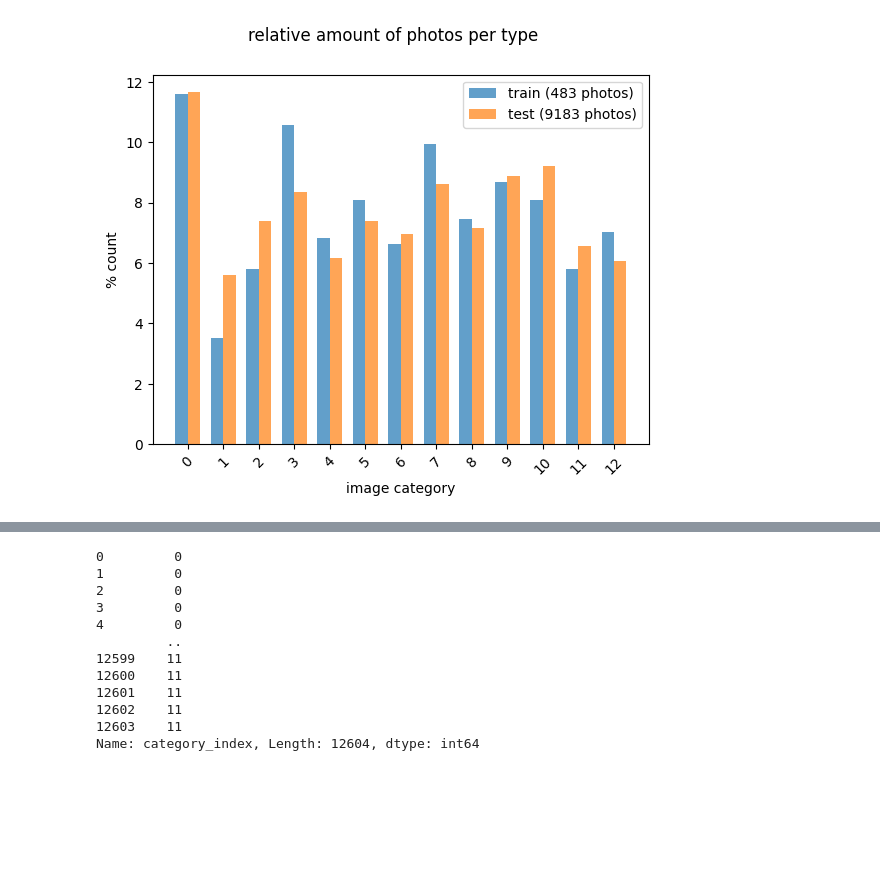
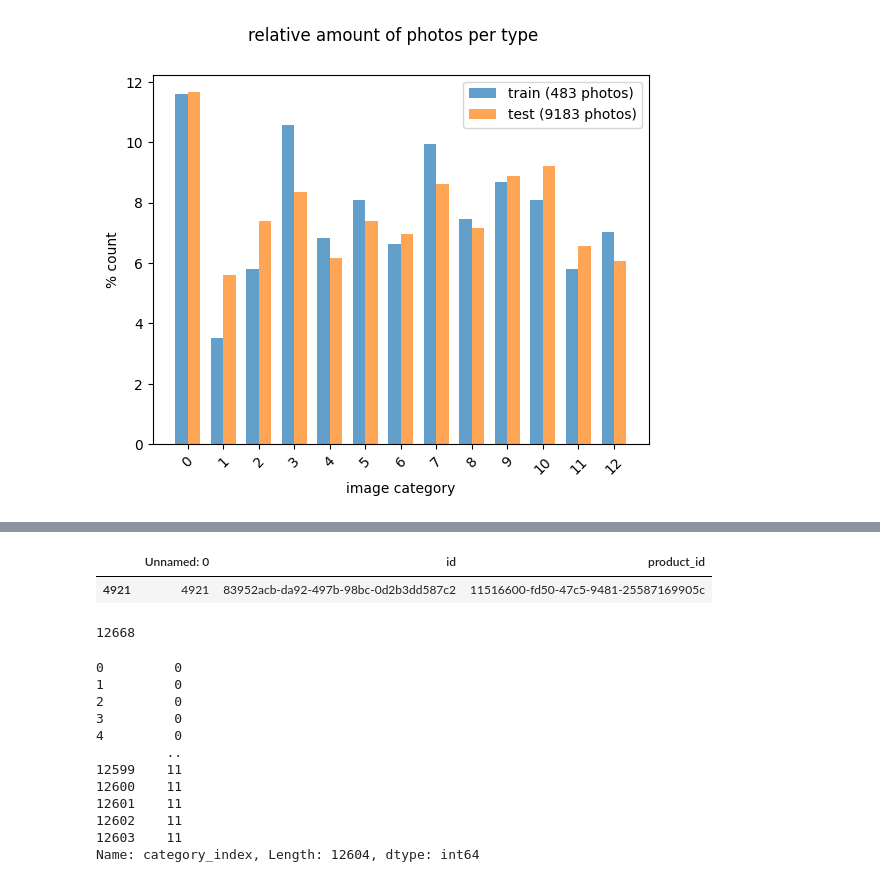
Before and after one commit to Jmetz99/facebook-marketplaces-recommendation-ranking-system, a Jupyter notebook: practice.ipynb, the cells around one changed output, grey strips where cells are left out. Saved outputs shown, nothing was run; the diff lists cells and outputs as text; code cells hidden in the pictures; blank space fills up the shorter version.

```diff
--- a/practice.ipynb
+++ b/practice.ipynb
@@ -82,6 +82,6 @@ plt.legend([
 [figure]
 # %%
 import pandas as pd
-df = pd.read_csv('data/data_csvs/indexed_data.csv', lineterminator="\n")
+df = pd.read_csv('data/data_csvs/full_df.csv', lineterminator="\n")
 print(df.columns)
 # %% [output]
@@ -136,3 +109,15 @@ BaseModelOutputWithPoolingAndCrossAttentions(last_hidden_state=tensor([[[-2.6164
+# %%
+df1 = pd.read_csv('data/data_csvs/Images.csv')
+df1.iloc[df.index[df['id'] == '0dbd02a0-389e-4142-8c5c-c286098cd705']]
+# %% [output]
+|  | Unnamed: 0 | id | product_id |
+| 4921 | 4921 | 83952acb-da92-497b-98bc-0d2b3dd587c2 | 11516600-fd50-47c5-9481-25587169905c |
+# %%
+import os
+n = os.listdir('data/resized_images')
+print(len(n))
+# %% [output]
+12668
 # %%
 print(df['category_index'])
 # %% [output]
```
Also changed, not shown: parts of 6 cells of this notebook, 4 other files.
